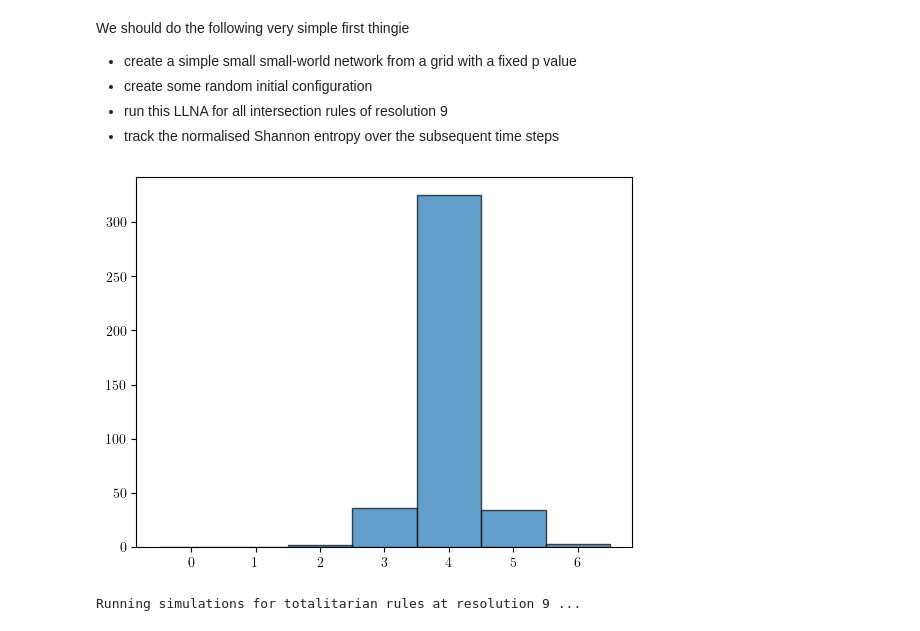
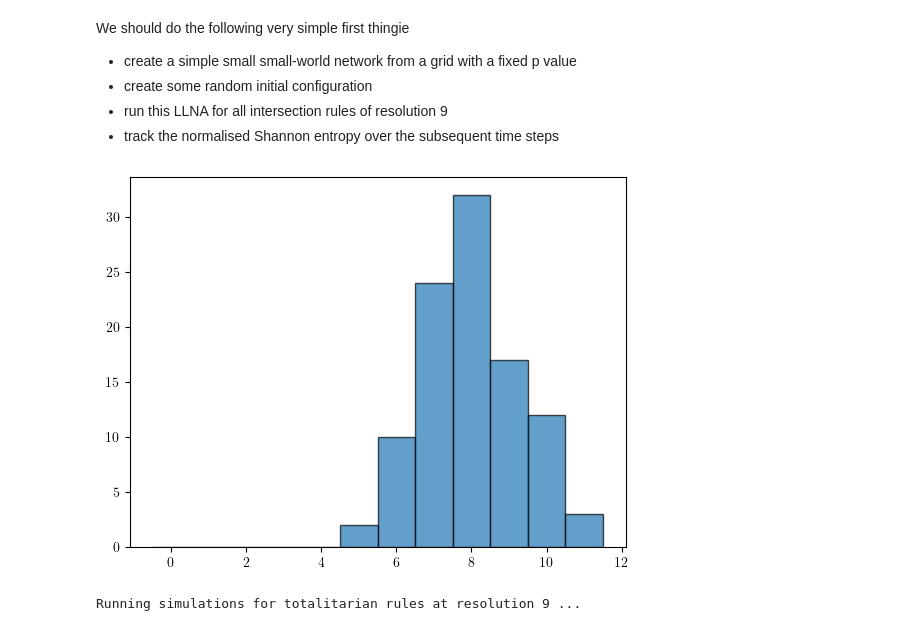
Before and after one commit to mrollier/network_automata_robustness, a Jupyter notebook: manuscript/impact_analysis-figures.ipynb, the cells around one changed output. Cells and saved outputs as stored; diff of their text form; code cells hidden in the pictures.

```diff
--- a/manuscript/impact_analysis-figures.ipynb
+++ b/manuscript/impact_analysis-figures.ipynb
@@ -817,20 +817,24 @@ We should do the following very simple first thingie
 - track the normalised Shannon entropy over the subsequent time steps
 # %%
 # Parameters
-L = 20                  # Grid size (L x L) WATCH OUT with values, becomes intensive fast
-rewiring_prob = 0.05     # Rewiring probability
-mean_degree = 4
+L = 10                  # Grid size (L x L) WATCH OUT with values, becomes intensive fast
+rewiring_prob = 0.2     # Rewiring probability
+mean_degree = 8
+num_graphs = 3
 
 # Create toroidal lattice and rewire
 lattice_graph = create_2d_torus_lattice(L, degree=mean_degree)
-small_world_graph = watts_strogatz_rewire(lattice_graph, rewiring_prob)
+small_world_graphs = [watts_strogatz_rewire(lattice_graph, rewiring_prob) for _ in tqdm(range(num_graphs), total=num_graphs)]
 
 # find edges for small world graph
-small_world_graph.to_directed()
-small_world_edges = tc.tensor(small_world_graph.get_edgelist()).T
-small_world_graph.to_undirected()
+small_world_edges_list = []
+for small_world_graph in small_world_graphs:
+    small_world_graph.to_directed()
+    small_world_edges = tc.tensor(small_world_graph.get_edgelist()).T
+    small_world_edges_list.append(small_world_edges)
+    small_world_graph.to_undirected()
 
-bins = np.arange(0, max(small_world_graph.degree()) + 2) - 0.5
-_=plt.hist(small_world_graph.degree(), bins=bins, edgecolor='black', alpha=0.7)
+bins = np.arange(0, max(small_world_graphs[0].degree()) + 2) - 0.5
+_=plt.hist(small_world_graphs[0].degree(), bins=bins, edgecolor='black', alpha=0.7)
 # %% [output]
-[figure, old version]
+[figure, new version]
```
Also changed, not shown: parts of 8 cells of this notebook.
